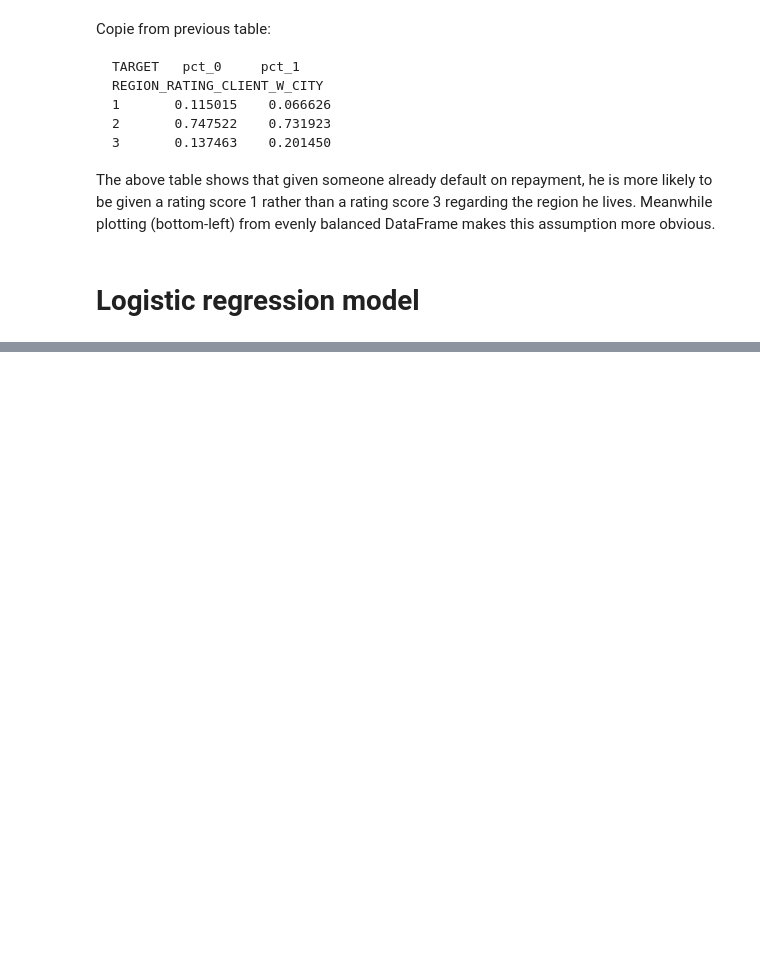
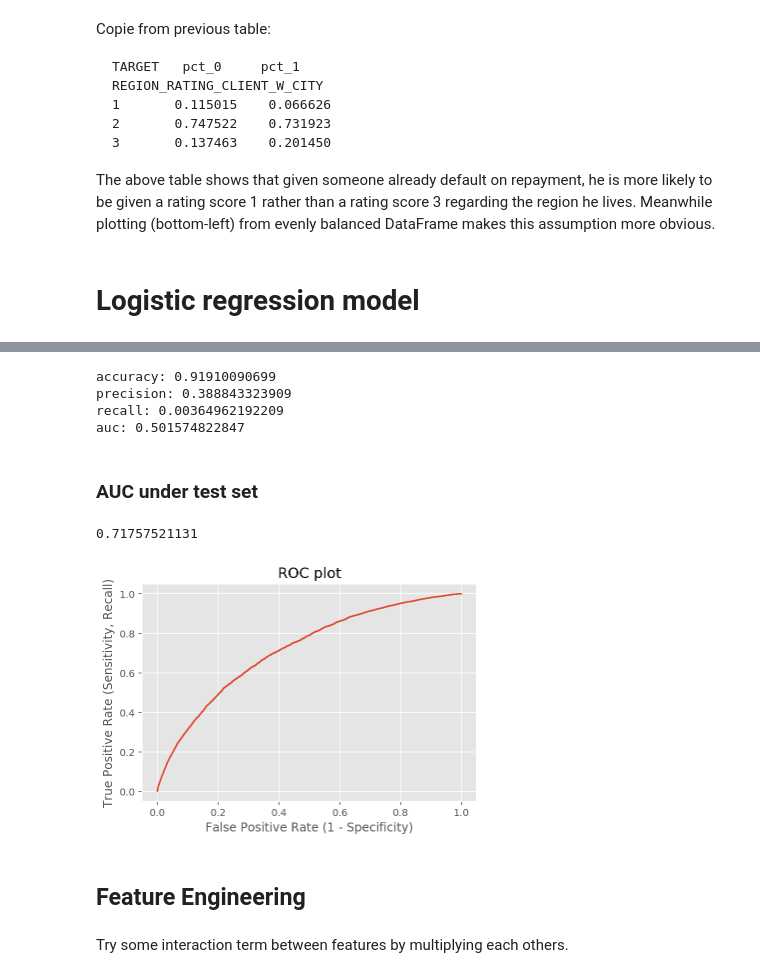
Before and after one commit to gukun770/Home-Credit, a Jupyter notebook: Home Credit Default Risk.ipynb, the cells around one changed output, grey strips where cells are left out. Cells and saved outputs as stored; diff of their text form; code cells hidden in the pictures; blank space fills up the shorter version.

```diff
--- a/Home Credit Default Risk.ipynb
+++ b/Home Credit Default Risk.ipynb
@@ -593,0 +621,55 @@ df_train_1.head()
+# %%
+kf = KFold(n_splits=5)
+kf.get_n_splits(X_train)
+
+accuracies = []
+precisions = []
+recalls = []
+aucs = []
+
+for train_index, test_index in kf.split(X_train):
+    model = LogisticRegression()
+    model.fit(X_train[train_index], y_train[train_index])
+#     proba = model.predict_proba(X_train[test_index])[:, 1]
+#     y_predict = proba>=0.15
+
+    y_predict = model.predict(X_train[test_index])
+    y_true = y_train[test_index]
+    fpr, tpr, thresholds = roc_curve(y_true, y_predict)
+
+
+    accuracies.append(accuracy_score(y_true, y_predict))
+    precisions.append(precision_score(y_true, y_predict))
+    recalls.append(recall_score(y_true, y_predict))
+    aucs.append(auc(fpr, tpr))
+
+
+print("accuracy:", np.average(accuracies))
+print("precision:", np.average(precisions))
+print("recall:", np.average(recalls))
+print("auc:", np.average(aucs))
+# %% [output]
+accuracy: 0.91910090699
+precision: 0.388843323909
+recall: 0.00364962192209
+auc: 0.501574822847
+# %% [markdown]
+### AUC under test set
+# %%
+model = LogisticRegression(class_weight='balanced')
+model.fit(X_train, y_train)
+probabilities = model.predict_proba(X_test)[:, 1]
+fpr, tpr, thresholds = roc_curve(y_test, probabilities)
+print(auc(fpr, tpr))
+plt.plot(fpr, tpr)
+plt.xlabel("False Positive Rate (1 - Specificity)")
+plt.ylabel("True Positive Rate (Sensitivity, Recall)")
+plt.title("ROC plot")
+plt.show()
+# %% [output]
+0.71757521131
+[figure, added]
+# %% [markdown]
+## Feature Engineering
+# %% [markdown]
+Try some interaction term between features by multiplying each others.
```
Also changed, not shown: parts of 58 cells of this notebook, 1 other file.
